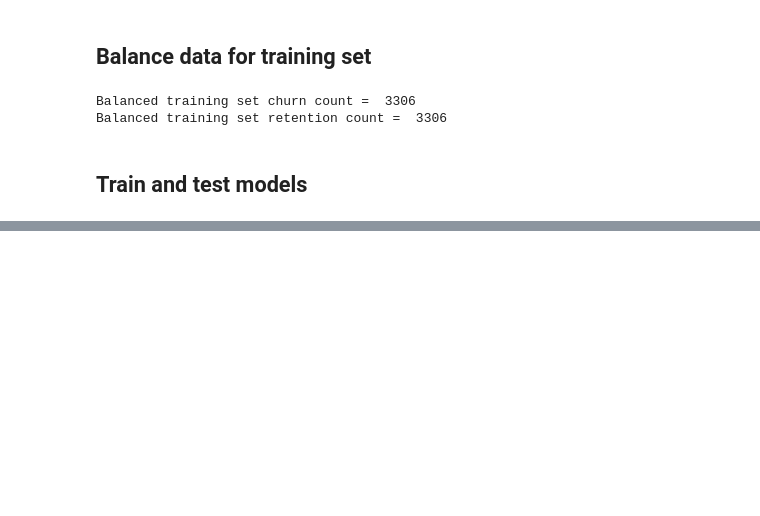
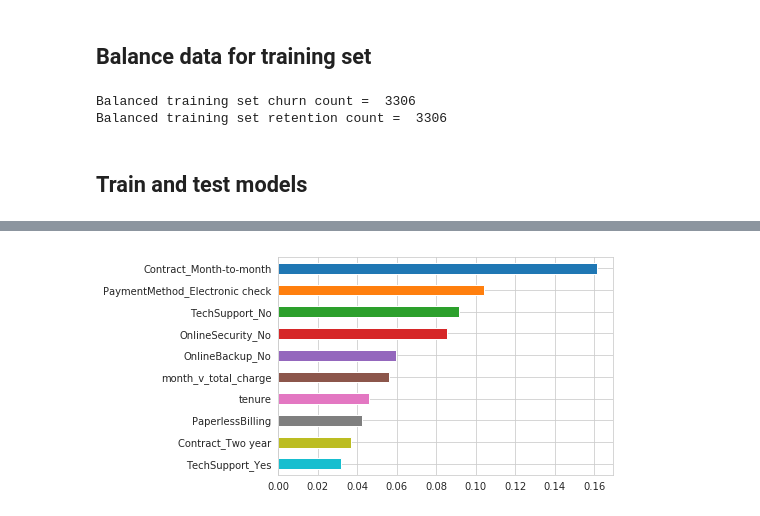
Before and after one commit to irishroryc/Wild_1, a Jupyter notebook: Wild_1.ipynb, the cells around one changed output, grey strips where cells are left out. Drawn from its saved outputs; the diff is of its cells as text; code cells hidden in the pictures; blank space fills up the shorter version.

```diff
--- a/Wild_1.ipynb
+++ b/Wild_1.ipynb
@@ -404,0 +458,7 @@ Gaussian naive bayes accuracy against held out test data:
+# %%
+(pd.Series(RanFor.feature_importances_, index=features_train.columns)
+   .nlargest(10)
+   .plot(kind='barh')
+   .invert_yaxis())
+# %% [output]
+[figure, added]
```
Also changed, not shown: parts of 8 cells of this notebook.
